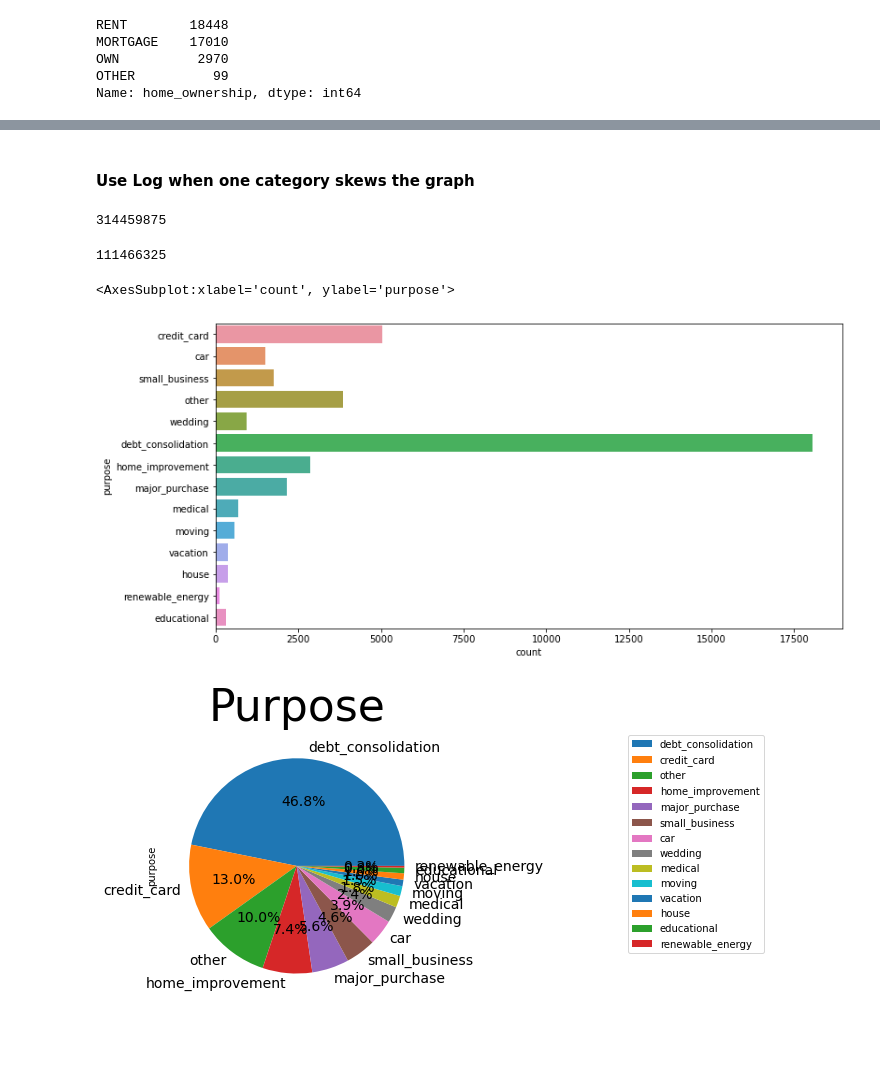
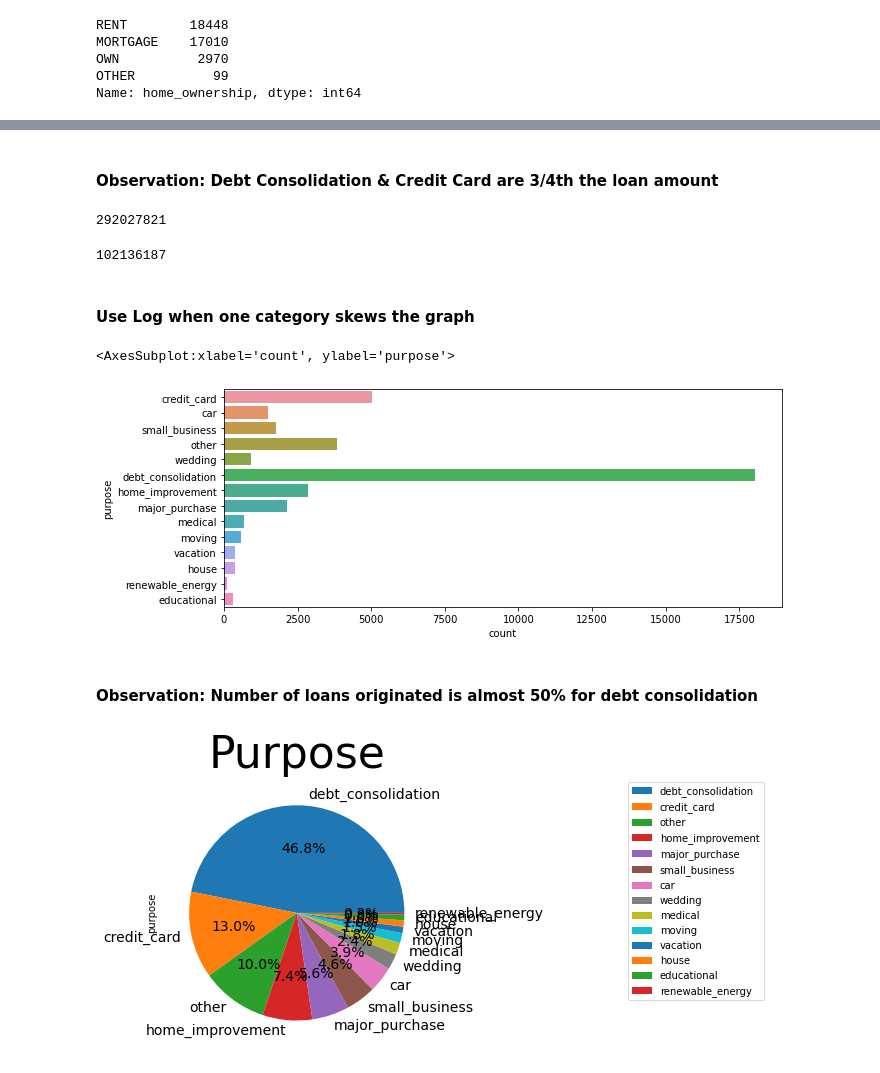
Before and after one commit to jamesrajesh76/LendingClubRiskAnalysis, a Jupyter notebook: 2. LendingClubRiskAnalysis.ipynb, the cells around one changed output, grey strips where cells are left out. Cells and saved outputs as stored; diff of their text form; code cells hidden in the pictures; blank space fills up the shorter version.

```diff
--- a/2. LendingClubRiskAnalysis.ipynb
+++ b/2. LendingClubRiskAnalysis.ipynb
@@ -599 +574,3 @@ loan[loan['funded_amnt_inv_bin']=="Not Funded"].filter(['loan_amnt','total_rec_p
+# %%
+loan['dti_bin'] = pd.cut(loan['dti'], bins=5, precision=0, labels=['0-8','8-13','13-18','18-24','24-30'])
 # %% [markdown]
@@ -784,17 +689,21 @@ Name: home_ownership, dtype: int64
-# %% [markdown]
-#### Use Log when one category skews the graph
+# %% [markdown]
+#### Observation: Debt Consolidation & Credit Card are 3/4th the loan amount
 # %%
-loan[loan['purpose'].isin(['other','debt_consolidation','credit_card'])].loan_amnt.sum()
+loan[loan['purpose'].isin(['other','debt_consolidation','credit_card'])].funded_amnt_inv.sum()
 # %% [output]
-314459875
+292027821
 # %%
-loan[~loan['purpose'].isin(['other','debt_consolidation','credit_card'])].loan_amnt.sum()
+loan[~loan['purpose'].isin(['other','debt_consolidation','credit_card'])].funded_amnt_inv.sum()
 # %% [output]
-111466325
+102136187
+# %% [markdown]
+#### Use Log when one category skews the graph
 # %%
-fig,ax = plt.subplots(figsize = (12,6))
+fig,ax = plt.subplots(figsize = (10,4))
+
 #ax.set(xscale = 'log')
+
 sns.countplot(y='purpose', data=loan) #, hue='loan_status'
 # %% [output]
 <AxesSubplot:xlabel='count', ylabel='purpose'>
-[figure, old version]
+[figure, new version]
@@ -806,3 +710,5 @@ sns.countplot(y='purpose', data=loan) #, hue='loan_status'
+# %% [markdown]
+#### Observation: Number of loans originated is almost 50% for debt consolidation
 # %%
 plt.figure(figsize=(5,3))
 
```
Also changed, not shown: parts of 69 cells of this notebook, 3 other files.
